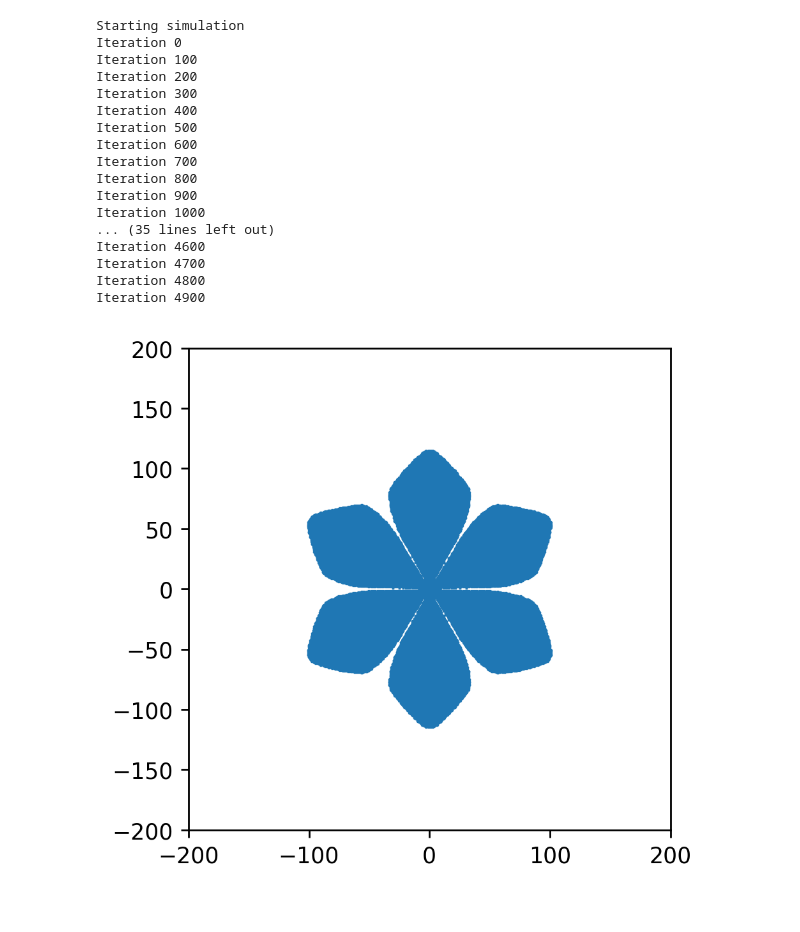
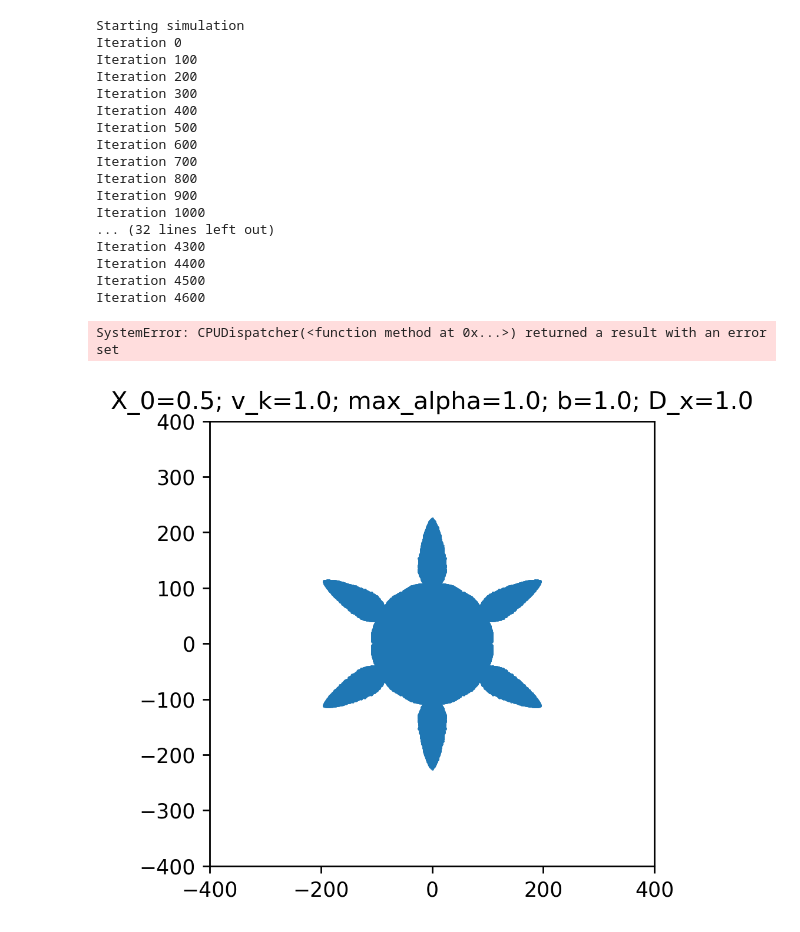
Before and after one commit to TheoNDionne/Cellular-automaton-ice, a Jupyter notebook: Snowflake_fuckaround.ipynb, the cells around one changed output. Saved outputs shown, nothing was run; the diff lists cells and outputs as text; code cells hidden in the pictures.

```diff
--- a/Snowflake_fuckaround.ipynb
+++ b/Snowflake_fuckaround.ipynb
@@ -7,6 +20,8 @@ import matplotlib.pyplot as plt
 # %%
+L = 501 # Length of simulation zone
+
 # initialising snowflake class
-SnowflakeSim = icef.SnowflakeSimulation(1001)
+SnowflakeSim = icef.SnowflakeSimulation(L)
 
 # defining physical parameters
 """ GAS KINETICS """
@@ -15,16 +30,15 @@ SnowflakeSim.PhysicsU.v_kin = 1 # not sure this does much except time
 
 """ ATTACHMENT """
 SnowflakeSim.PhysicsU.max_alpha = 1
-SnowflakeSim.PhysicsU.b = 1
+SnowflakeSim.PhysicsU.b = 0.3
 
 """ GEOMETRY CONTROL """
 SnowflakeSim.PhysicsU.D_x = 1
-# SnowflakeSim.PhysicsU.G = 1 # should actually be good!
-# SnowflakeSim.PhysicsU.H = 1 # this too
+
 
 print("Starting simulation")
 
-final_ice_map = SnowflakeSim.run_simulation(5000)
+final_ice_map = SnowflakeSim.run_simulation(6000, initial_seed_half_width=100)
 # %% [output]
 Starting simulation
 Iteration 0
@@ -38,31 +52,33 @@ Iteration 700
 Iteration 800
 Iteration 900
 Iteration 1000
-... (35 lines left out)
+... (32 lines left out)
+Iteration 4300
+Iteration 4400
+Iteration 4500
 Iteration 4600
-Iteration 4700
-Iteration 4800
-Iteration 4900
+SystemError: CPUDispatcher(<function method at 0x...>) returned a result with an error set
 # %%
-L = 1001
-demi_largeur = 200
+demi_largeur = 400
 
 params = {"figure.dpi":250}
 plt.rcParams.update(params)
 
 converter = snp.CoordsFromIceMap(L)
 R = converter.convert_ice_map_to_all_coords(final_ice_map)
 
 
 
 plt.figure()
 
 plt.plot(R[:,0], R[:,1], marker="H", linewidth=0, markersize=124/demi_largeur)
 
 plt.xlim(-demi_largeur, demi_largeur)
 plt.ylim(-demi_largeur, demi_largeur)
 plt.gca().set_aspect(1)
 
+plt.title(f"X_0={SnowflakeSim.PhysicsU.X_0}; v_k={SnowflakeSim.PhysicsU.v_kin}; max_alpha={SnowflakeSim.PhysicsU.max_alpha}; b={SnowflakeSim.PhysicsU.b}; D_x={SnowflakeSim.PhysicsU.D_x}") ###################################### SO ON SO FORTH
+
 plt.show()
 # %% [output]
-[figure, old version]
+[figure, new version]
```
Also changed, not shown: parts of 1 cell of this notebook.
